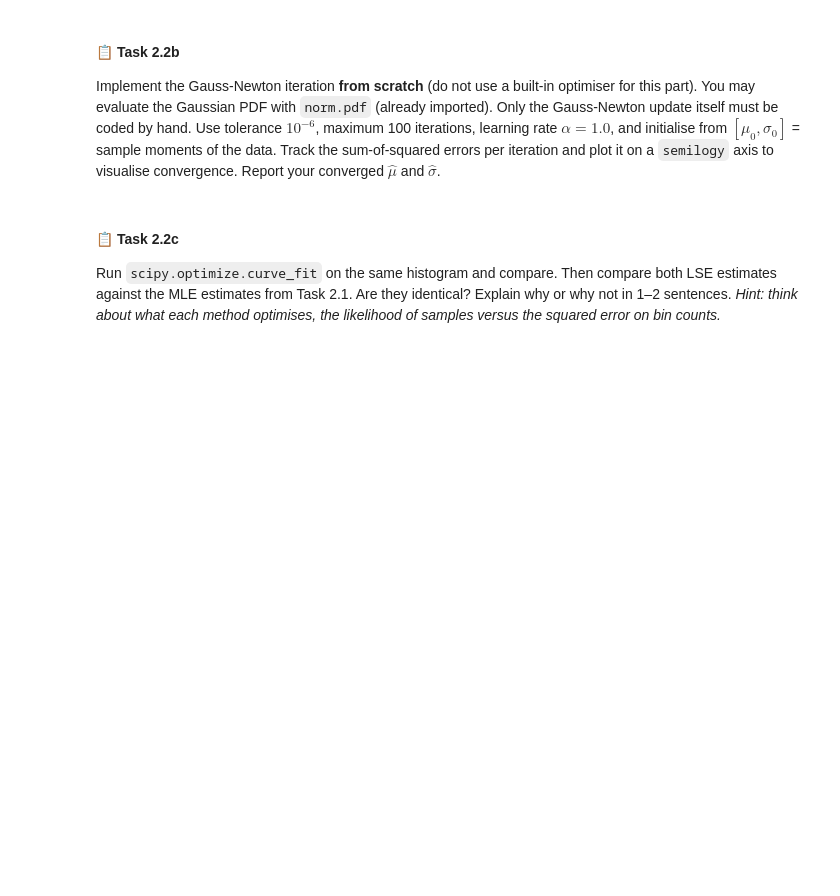
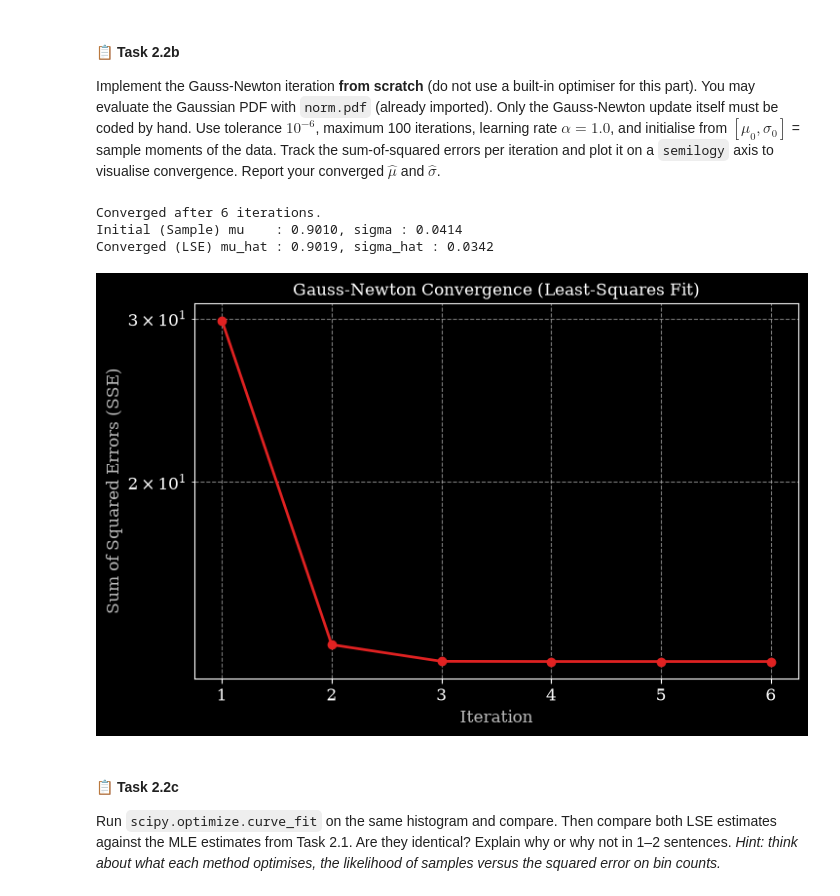
Before and after one commit to Martijn-vd-s/5CTA0-project-group-50, a Jupyter notebook: project.ipynb, the cells around one changed output. Saved outputs shown, nothing was run; the diff lists cells and outputs as text; code cells hidden in the pictures; blank space fills up the shorter version.

```diff
--- a/project.ipynb
+++ b/project.ipynb
@@ -712,12 +720,84 @@ Implement the Gauss-Newton iteration **from scratch** (do not use a built-in opt
 # %%
 # ── Task 2.2b: Gauss-Newton LSE fit (from scratch) ──────────────────────
 # 📋 Build a histogram of rr_N (~30 bins, density=True), then implement
 #    Gauss-Newton from scratch (Jacobian from Task 2.2a). Track the SSE per
 #    iteration, plot it on a semilogy axis, and report the converged mu, sigma.
 #    Useful: np.histogram, np.linalg.solve.
 
 # ── 🧠 Your solution — Task 2.2b ────────────────────────────────────────────────
 # ... your code here ...
+# 1. Build the empirical histogram
+counts, bin_edges = np.histogram(rr_N, bins=30, density=True)
+x = (bin_edges[:-1] + bin_edges[1:]) / 2  # Bin centres
+y = counts                                # Normalised bin counts (PDF estimate)
+
+# 2. Initialise parameters using sample moments
+mu = np.mean(rr_N)
+sigma = np.std(rr_N, ddof=1)
+theta = np.array([mu, sigma])
+
+# Hyperparameters
+tol = 1e-6
+max_iter = 100
+alpha = 1.0
+
+sse_history = []
+
+# 3. Gauss-Newton Iteration
+for i in range(max_iter):
+    # Current predictions
+    p = norm.pdf(x, theta[0], theta[1])
+
+    # Error vector (y - p)
+    epsilon = y - p
+
+    # Calculate Sum of Squared Errors (SSE)
+    sse = np.sum(epsilon**2)
+    sse_history.append(sse)
+
+    # Compute Jacobian matrix J
+    # dp/dmu = p * (x - mu) / sigma^2
+    dp_dmu = p * (x - theta[0]) / (theta[1]**2)
+
+    # dp/dsigma = p * ((x - mu)^2 / sigma^3 - 1 / sigma)
+    dp_dsigma = p * (((x - theta[0])**2) / (theta[1]**3) - 1 / theta[1])
+
+    J = np.column_stack([dp_dmu, dp_dsigma])
+
+    # Solve for the parameter update: (J^T J) * delta_theta = J^T * epsilon
+    # Using np.linalg.solve is numerically more stable than explicitly inverting J^T J
+    JtJ = J.T @ J
+    Jt_epsilon = J.T @ epsilon
+    delta_theta = np.linalg.solve(JtJ, Jt_epsilon)
+
+    # Check convergence based on the magnitude of the update
+    if np.linalg.norm(delta_theta) < tol:
+        print(f"Converged after {i+1} iterations.")
+        break
+
+    # Update parameters
+    theta = theta + alpha * delta_theta
+
+# Extract converged parameters
+mu_hat, sigma_hat = theta
+
+# Print results
+print(f"Initial (Sample) mu    : {np.mean(rr_N):.4f}, sigma : {np.std(rr_N, ddof=1):.4f}")
+print(f"Converged (LSE) mu_hat : {mu_hat:.4f}, sigma_hat : {sigma_hat:.4f}")
+
+# 4. Plot SSE convergence
+plt.figure(figsize=(8, 5))
+plt.semilogy(range(1, len(sse_history) + 1), sse_history, marker='o', linestyle='-', linewidth=2)
+plt.title('Gauss-Newton Convergence (Least-Squares Fit)')
+plt.xlabel('Iteration')
+plt.ylabel('Sum of Squared Errors (SSE)')
+plt.grid(True, which="both", ls="--", alpha=0.7)
+plt.show()
+# %% [output]
+Converged after 6 iterations.
+Initial (Sample) mu    : 0.9010, sigma : 0.0414
+Converged (LSE) mu_hat : 0.9019, sigma_hat : 0.0342
+[figure, added]
 # %% [markdown]
 #### 📋 Task 2.2c
 
```
Also changed, not shown: parts of 15 cells of this notebook.
